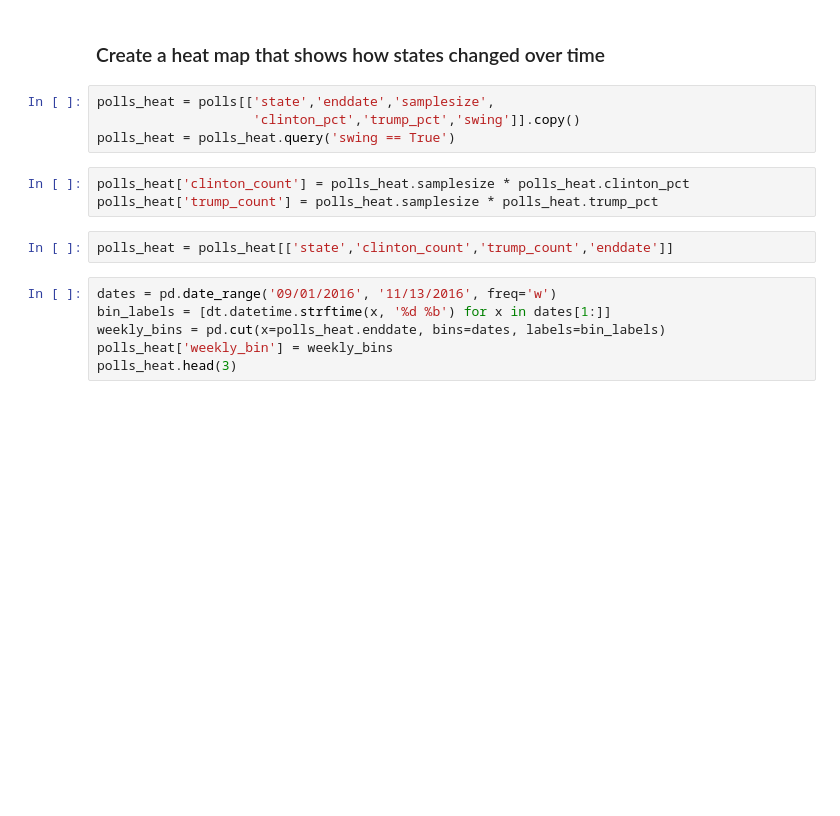
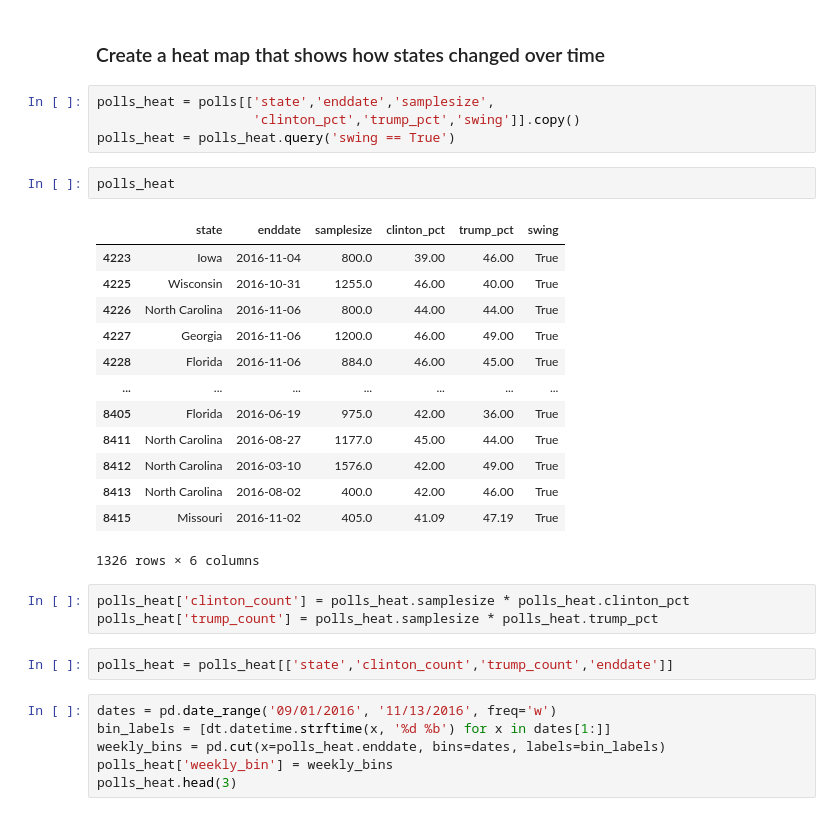
Before and after one commit to TrentBrunson/Data_Analytics, a Jupyter notebook: M8/polling/polling_case_study.ipynb, the cells around one changed output. Drawn from its saved outputs; the diff is of its cells as text; blank space fills up the shorter version.

Commit message:
created heat map

```diff
--- a/M8/polling/polling_case_study.ipynb
+++ b/M8/polling/polling_case_study.ipynb
@@ -704,6 +753,22 @@ g.fig.savefig('swing_state_gap_bar.png')
 polls_heat = polls[['state','enddate','samplesize',
                     'clinton_pct','trump_pct','swing']].copy()
 polls_heat = polls_heat.query('swing == True')
+# %%
+polls_heat
+# %% [output]
+|  | state | enddate | samplesize | clinton_pct | trump_pct | swing |
+| 4223 | Iowa | 2016-11-04 | 800.0 | 39.00 | 46.00 | True |
+| 4225 | Wisconsin | 2016-10-31 | 1255.0 | 46.00 | 40.00 | True |
+| 4226 | North Carolina | 2016-11-06 | 800.0 | 44.00 | 44.00 | True |
+| 4227 | Georgia | 2016-11-06 | 1200.0 | 46.00 | 49.00 | True |
+| 4228 | Florida | 2016-11-06 | 884.0 | 46.00 | 45.00 | True |
+| ... | ... | ... | ... | ... | ... | ... |
+| 8405 | Florida | 2016-06-19 | 975.0 | 42.00 | 36.00 | True |
+| 8411 | North Carolina | 2016-08-27 | 1177.0 | 45.00 | 44.00 | True |
+| 8412 | North Carolina | 2016-03-10 | 1576.0 | 42.00 | 49.00 | True |
+| 8413 | North Carolina | 2016-08-02 | 400.0 | 42.00 | 46.00 | True |
+| 8415 | Missouri | 2016-11-02 | 405.0 | 41.09 | 47.19 | True |
+1326 rows × 6 columns
 # %%
 polls_heat['clinton_count'] = polls_heat.samplesize * polls_heat.clinton_pct
 polls_heat['trump_count'] = polls_heat.samplesize * polls_heat.trump_pct
```
Also changed, not shown: parts of 16 cells of this notebook.
